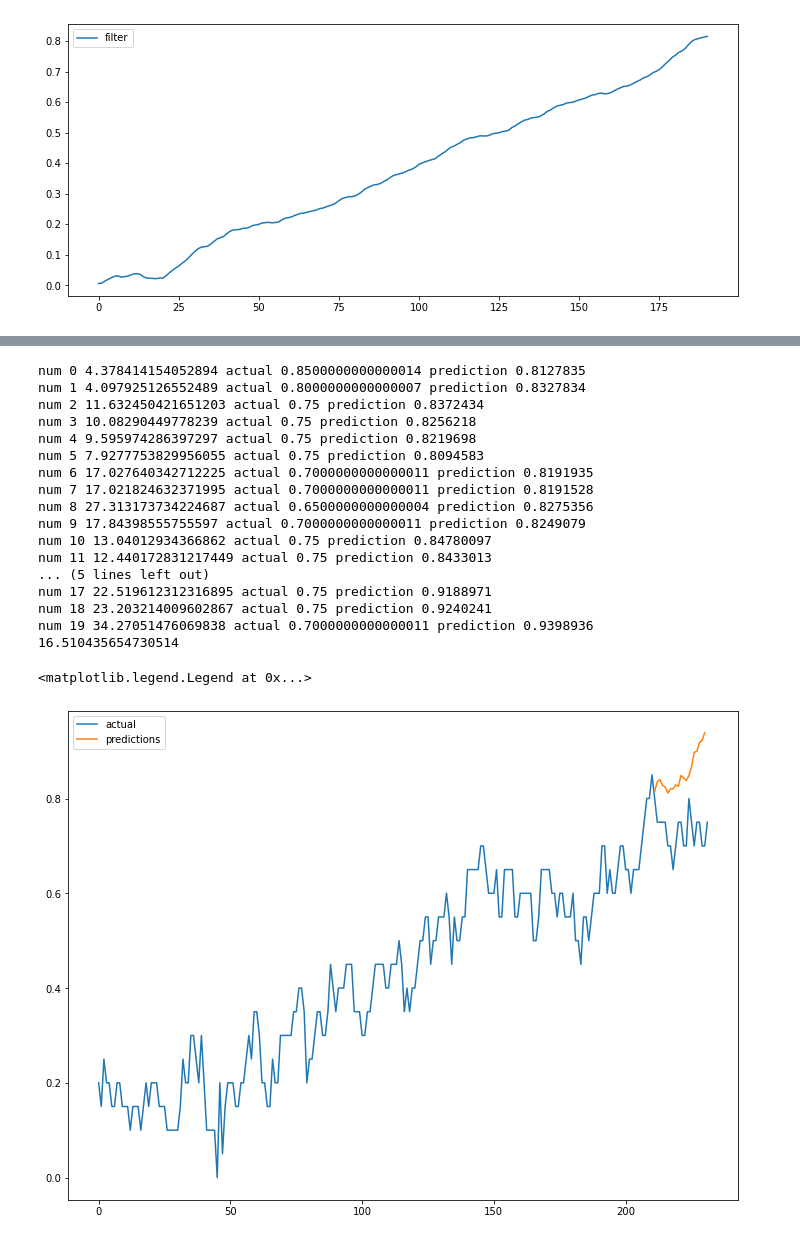
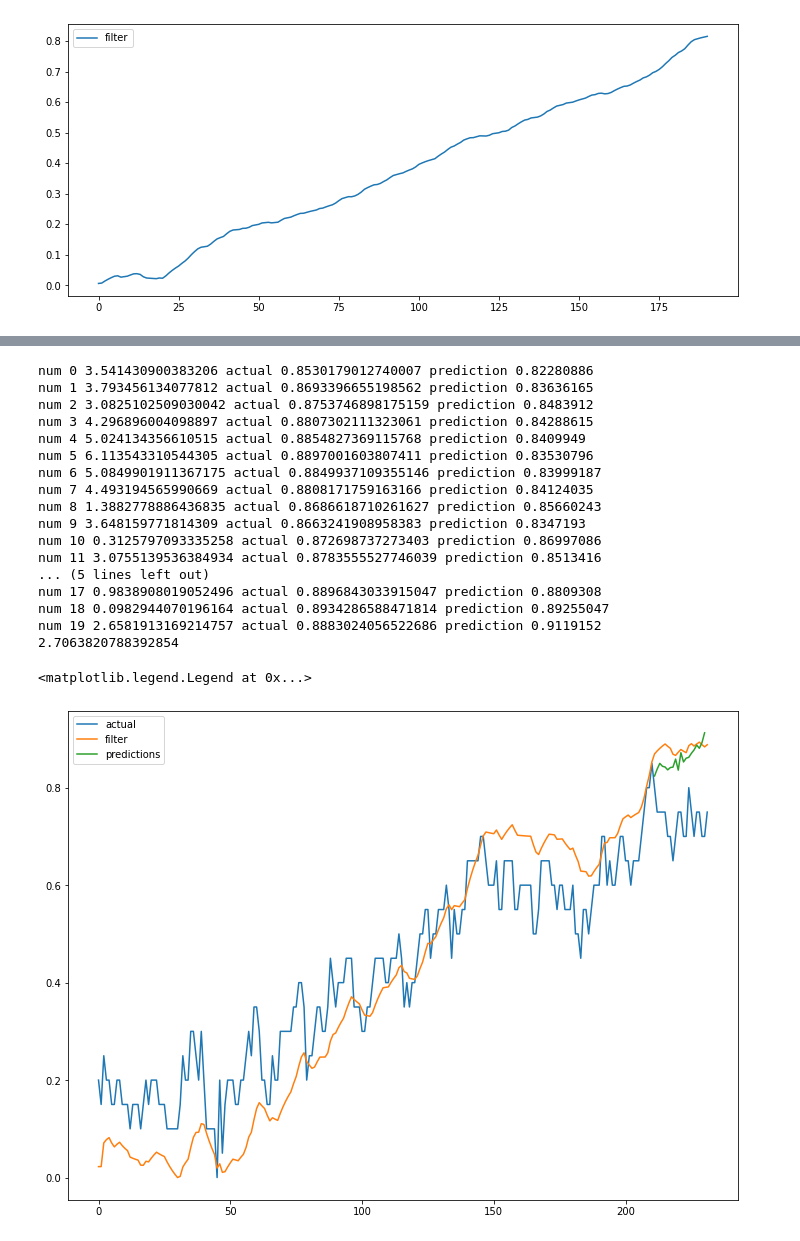
Before and after one commit to robertchoi/BatteryDatasetImplementation, a Jupyter notebook: omona/210514 KF_LSTM_cell_01.ipynb, the cells around one changed output, grey strips where cells are left out. Cells and saved outputs as stored; diff of their text form; code cells hidden in the pictures.

Commit message:
fix error rate

```diff
--- a/omona/210514 KF_LSTM_cell_01.ipynb
+++ b/omona/210514 KF_LSTM_cell_01.ipynb
@@ -612,51 +622,53 @@ x_test2 = pd.DataFrame(x_test2)
 x_test2.columns = scale_cols
 x_test2 = scaler.fit_transform(x_test2)
 x_test2 = pd.DataFrame(x_test2)
 y_test2 = x_test2
 
 x_test_no_kf = pd.DataFrame(x_test_no_kf)
 x_test_no_kf.columns = scale_cols
 x_test_no_kf = scaler.fit_transform(x_test_no_kf)
 x_test_no_kf = pd.DataFrame(x_test_no_kf)
 y_test_no_kf = x_test_no_kf
 
 train_feature2_no_kf, train_label2_no_kf = make_dataset(x_test_no_kf, y_test_no_kf, forecasting)
 
 train_feature2, train_label2 = make_dataset(x_test2, y_test2, forecasting)
 
 predictions = model.predict(train_feature2)
 
 feature_len = len(train_feature2) - 1
 plot_len = feature_len-OUT_STEPS
 
-error = error_rate(train_feature2_no_kf, predictions, plot_len, forecasting)
+#error = error_rate(train_feature2_no_kf, predictions, plot_len, forecasting)
+error = error_rate(train_feature2, predictions, plot_len, forecasting)
 print(error)
 
 x_data = range(feature_len)
 plt.figure(figsize=(12, 9))
 plt.plot(train_feature2_no_kf[:, 0,0], label ='actual')
+plt.plot(train_feature2[:, 0,0], label ='filter')
 plt.plot(x_data[plot_len:], predictions[plot_len,:,0], label='predictions')
 plt.legend()
 # %% [output]
-num 0 4.378414154052894 actual 0.8500000000000014 prediction 0.8127835
-num 1 4.097925126552489 actual 0.8000000000000007 prediction 0.8327834
-num 2 11.632450421651203 actual 0.75 prediction 0.8372434
-num 3 10.08290449778239 actual 0.75 prediction 0.8256218
-num 4 9.595974286397297 actual 0.75 prediction 0.8219698
-num 5 7.9277753829956055 actual 0.75 prediction 0.8094583
-num 6 17.027640342712225 actual 0.7000000000000011 prediction 0.8191935
-num 7 17.021824632371995 actual 0.7000000000000011 prediction 0.8191528
-num 8 27.313173734224687 actual 0.6500000000000004 prediction 0.8275356
-num 9 17.84398555755597 actual 0.7000000000000011 prediction 0.8249079
-num 10 13.04012934366862 actual 0.75 prediction 0.84780097
-num 11 12.440172831217449 actual 0.75 prediction 0.8433013
+num 0 3.541430900383206 actual 0.8530179012740007 prediction 0.82280886
+num 1 3.793456134077812 actual 0.8693396655198562 prediction 0.83636165
+num 2 3.0825102509030042 actual 0.8753746898175159 prediction 0.8483912
+num 3 4.296896004098897 actual 0.8807302111323061 prediction 0.84288615
+num 4 5.024134356610515 actual 0.8854827369115768 prediction 0.8409949
+num 5 6.113543310544305 actual 0.8897001603807411 prediction 0.83530796
+num 6 5.0849901911367175 actual 0.8849937109355146 prediction 0.83999187
+num 7 4.493194565990669 actual 0.8808171759163166 prediction 0.84124035
+num 8 1.3882778886436835 actual 0.8686618710261627 prediction 0.85660243
+num 9 3.648159771814309 actual 0.8663241908958383 prediction 0.8347193
+num 10 0.3125797093335258 actual 0.872698737273403 prediction 0.86997086
+num 11 3.0755139536384934 actual 0.8783555527746039 prediction 0.8513416
 ... (5 lines left out)
-num 17 22.519612312316895 actual 0.75 prediction 0.9188971
-num 18 23.203214009602867 actual 0.75 prediction 0.9240241
-num 19 34.27051476069838 actual 0.7000000000000011 prediction 0.9398936
-16.510435654730514
+num 17 0.9838908019052496 actual 0.8896843033915047 prediction 0.8809308
+num 18 0.0982944070196164 actual 0.8934286588471814 prediction 0.89255047
+num 19 2.6581913169214757 actual 0.8883024056522686 prediction 0.9119152
+2.7063820788392854
 <matplotlib.legend.Legend at 0x...>
-[figure, old version]
+[figure, new version]
 # %%
 test_df = pd.read_csv('testset/J0003_0024_0221_20110307012732_cell_20.csv', encoding='utf8')
 x_test_no_kf = test_df['Resistance']
```
Also changed, not shown: parts of 9 cells of this notebook.
